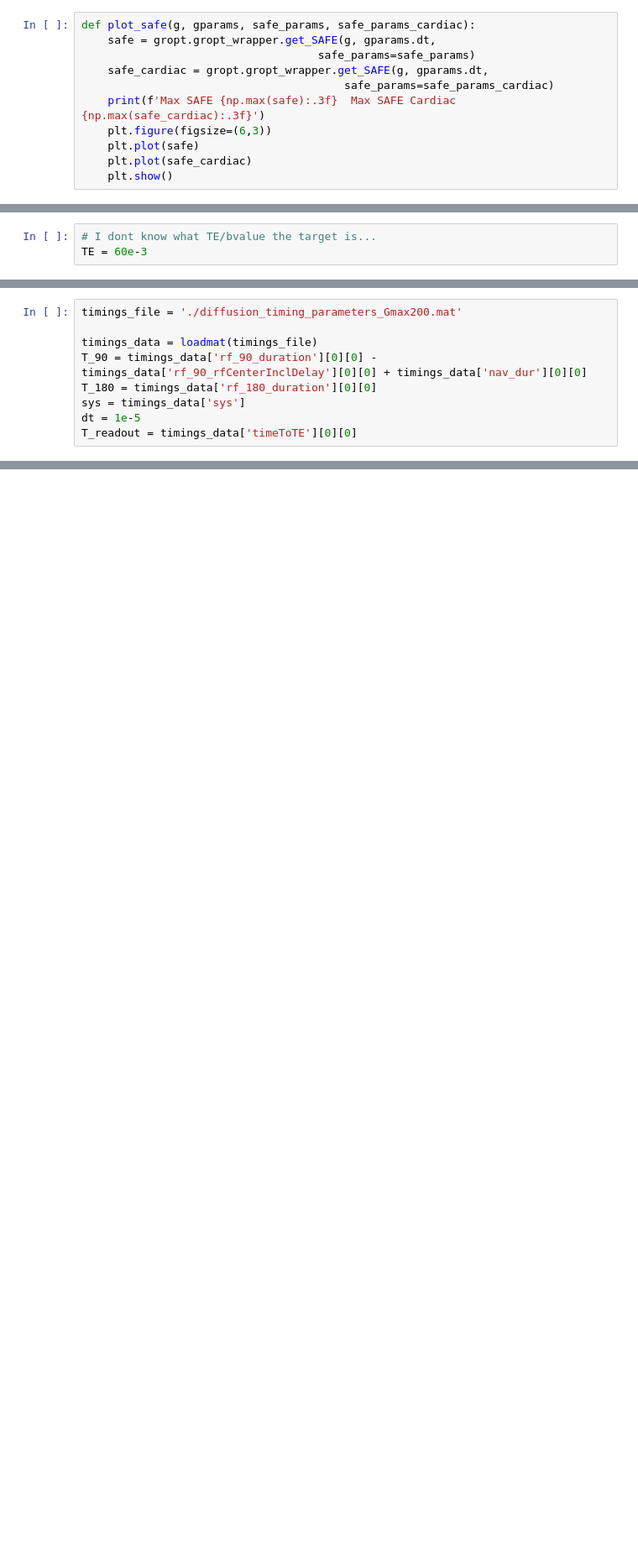
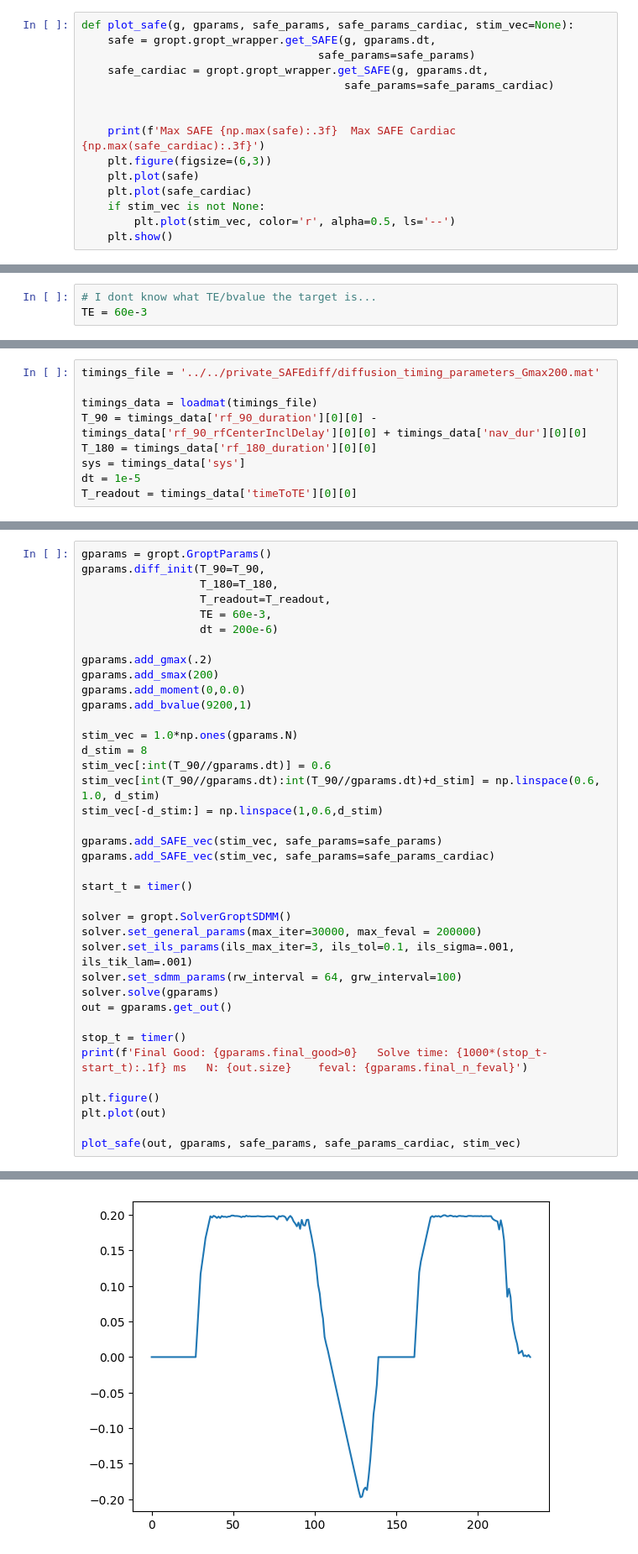
Before and after one commit to cmr-group/gropt-dev, a Jupyter notebook: examples/safe_diff/safe_diff2.ipynb, the cells around one changed output, grey strips where cells are left out. Shown at 84% size. Drawn from its saved outputs; the diff is of its cells as text; blank space fills up the shorter version.

```diff
--- a/examples/safe_diff/safe_diff2.ipynb
+++ b/examples/safe_diff/safe_diff2.ipynb
@@ -5,15 +5,19 @@ import numpy as np
 from timeit import default_timer as timer
 import gropt
 # %%
-def plot_safe(g, gparams, safe_params, safe_params_cardiac):
+def plot_safe(g, gparams, safe_params, safe_params_cardiac, stim_vec=None):
     safe = gropt.gropt_wrapper.get_SAFE(g, gparams.dt,
                                     safe_params=safe_params)
     safe_cardiac = gropt.gropt_wrapper.get_SAFE(g, gparams.dt,
                                         safe_params=safe_params_cardiac)
+
+
     print(f'Max SAFE {np.max(safe):.3f}  Max SAFE Cardiac {np.max(safe_cardiac):.3f}')
     plt.figure(figsize=(6,3))
     plt.plot(safe)
     plt.plot(safe_cardiac)
+    if stim_vec is not None:
+        plt.plot(stim_vec, color='r', alpha=0.5, ls='--')
     plt.show()
 # %%
 [safe_params, safe_params_cardiac] = gropt.readasc.asc_to_safe('C:/Users/mloecher/Downloads/MP_GradSys_P034_X60.asc')
@@ -101,7 +103,7 @@ Max SAFE 0.544  Max SAFE Cardiac 0.622
 [figure]
 [figure]
 # %%
-timings_file = './diffusion_timing_parameters_Gmax200.mat'
+timings_file = '../../private_SAFEdiff/diffusion_timing_parameters_Gmax200.mat'
 
 timings_data = loadmat(timings_file)
 T_90 = timings_data['rf_90_duration'][0][0] - timings_data['rf_90_rfCenterInclDelay'][0][0] + timings_data['nav_dur'][0][0]
@@ -183,3 +185,42 @@ Final Good: True   Solve time: 727.7 ms   N: 233    feval: 24907
 Max SAFE 0.895  Max SAFE Cardiac 0.991
 [figure]
 [figure]
+# %%
+gparams = gropt.GroptParams()
+gparams.diff_init(T_90=T_90,
+                  T_180=T_180,
+                  T_readout=T_readout,
+                  TE = 60e-3,
+                  dt = 200e-6)
+
+gparams.add_gmax(.2)
+gparams.add_smax(200)
+gparams.add_moment(0,0.0)
+gparams.add_bvalue(9200,1)
+
+stim_vec = 1.0*np.ones(gparams.N)
+d_stim = 8
+stim_vec[:int(T_90//gparams.dt)] = 0.6
+stim_vec[int(T_90//gparams.dt):int(T_90//gparams.dt)+d_stim] = np.linspace(0.6, 1.0, d_stim)
+stim_vec[-d_stim:] = np.linspace(1,0.6,d_stim)
+
+gparams.add_SAFE_vec(stim_vec, safe_params=safe_params)
+gparams.add_SAFE_vec(stim_vec, safe_params=safe_params_cardiac)
+
+start_t = timer()
+
+solver = gropt.SolverGroptSDMM()
+solver.set_general_params(max_iter=30000, max_feval = 200000)
+solver.set_ils_params(ils_max_iter=3, ils_tol=0.1, ils_sigma=.001, ils_tik_lam=.001)
+solver.set_sdmm_params(rw_interval = 64, grw_interval=100)
+solver.solve(gparams)
+out = gparams.get_out()
+
+stop_t = timer()
+print(f'Final Good: {gparams.final_good>0}   Solve time: {1000*(stop_t-start_t):.1f} ms   N: {out.size}    feval: {gparams.final_n_feval}')
+
+plt.figure()
+plt.plot(out)
+
+plot_safe(out, gparams, safe_params, safe_params_cardiac, stim_vec)
+# %% [output]
@@ -185,0 +229 @@ Max SAFE 0.895  Max SAFE Cardiac 0.991
+[figure, added]
```
Also changed, not shown: parts of 8 cells of this notebook.
